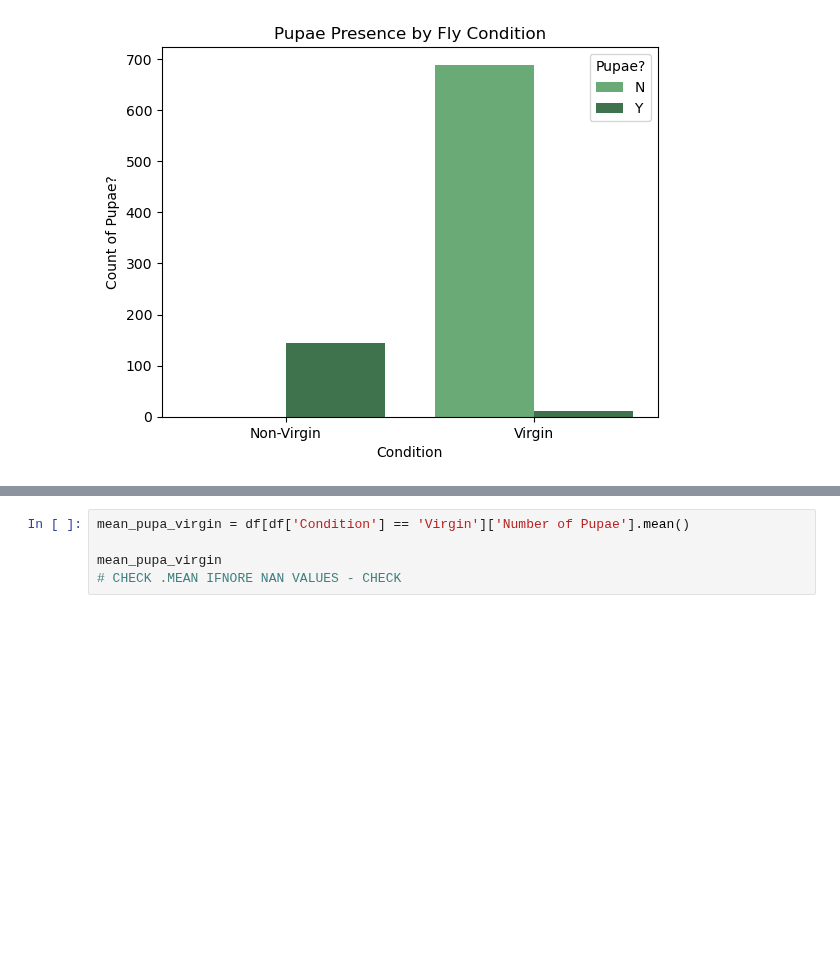
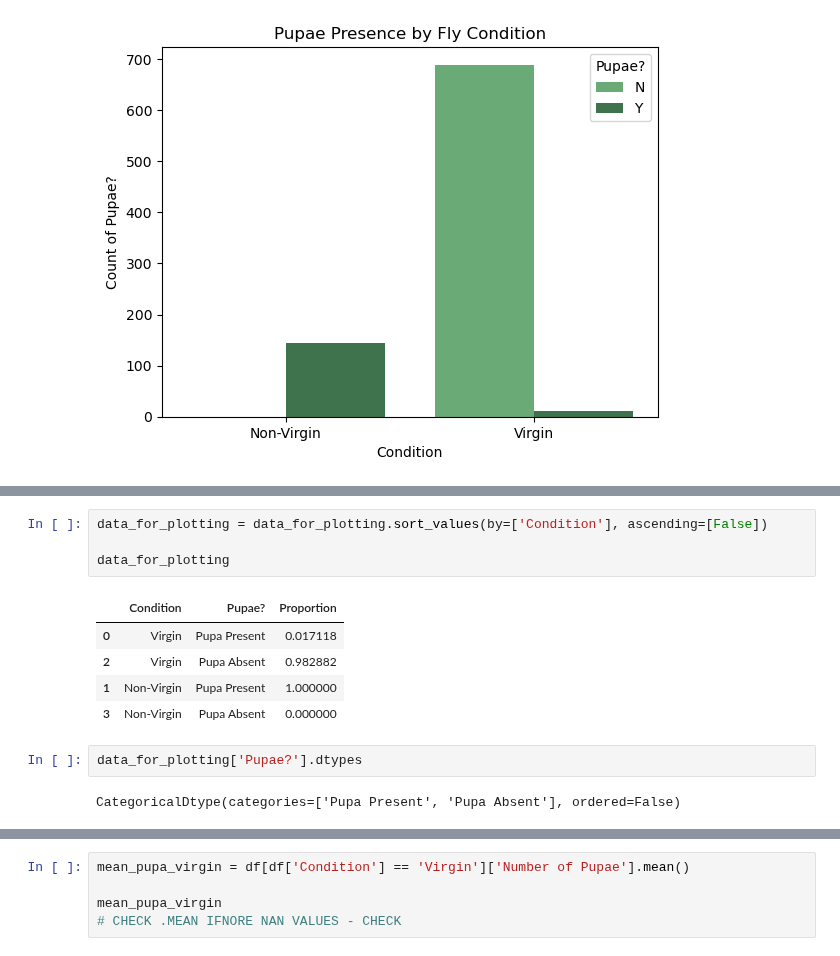
Before and after one commit to lenacochrane/behavioural-analysis, a Jupyter notebook: scripts/plug-camera/staging-parameters/virgin_pregnant_test.ipynb, the cells around one changed output, grey strips where cells are left out. Drawn from its saved outputs; the diff is of its cells as text; blank space fills up the shorter version.

```diff
--- a/scripts/plug-camera/staging-parameters/virgin_pregnant_test.ipynb
+++ b/scripts/plug-camera/staging-parameters/virgin_pregnant_test.ipynb
@@ -86,0 +124,14 @@ plt.show()
+# %%
+data_for_plotting = data_for_plotting.sort_values(by=['Condition'], ascending=[False])
+
+data_for_plotting
+# %% [output]
+|  | Condition | Pupae? | Proportion |
+| 0 | Virgin | Pupa Present | 0.017118 |
+| 2 | Virgin | Pupa Absent | 0.982882 |
+| 1 | Non-Virgin | Pupa Present | 1.000000 |
+| 3 | Non-Virgin | Pupa Absent | 0.000000 |
+# %%
+data_for_plotting['Pupae?'].dtypes
+# %% [output]
+CategoricalDtype(categories=['Pupa Present', 'Pupa Absent'], ordered=False)
```
Also changed, not shown: parts of 6 cells of this notebook.
